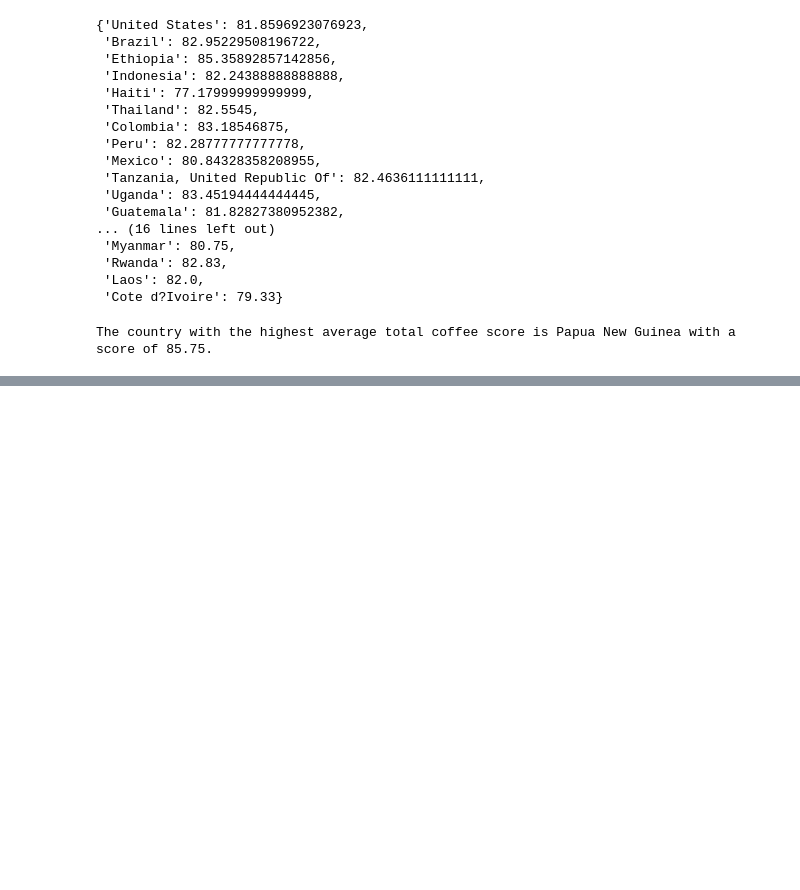
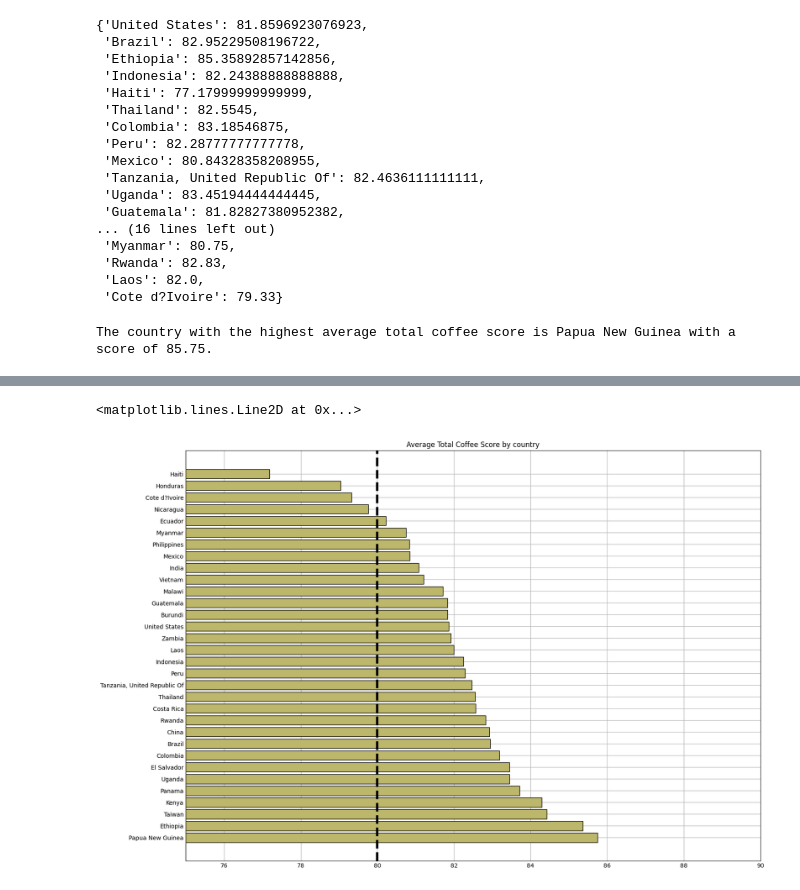
Before and after one commit to TroyH-21/Troy-Heroldt-cs130-project, a Jupyter notebook: analysis.ipynb, the cells around one changed output, grey strips where cells are left out. Cells and saved outputs as stored; diff of their text form; code cells hidden in the pictures; blank space fills up the shorter version.

```diff
--- a/analysis.ipynb
+++ b/analysis.ipynb
@@ -137,0 +156,11 @@ plt.ylim(80, 90) # Limits the y-axis to only display y-values between 80 and 90
+# %%
+# I like the top 10 countries but want to show all of them for better representation
+plt.figure(figsize=(14, 10))
+plt.barh(y=list(top_countries.keys()), width=list(top_countries.values()), color = "darkkhaki", edgecolor='black')
+plt.title('Average Total Coffee Score by country')
+plt.xlim(75,90) # Limits the y-axis to only display y-values between 75 and 100
+
+plt.axvline(x=80, color='black', linestyle='--', linewidth=4) # Adds the speciality line at 80
+# %% [output]
+<matplotlib.lines.Line2D at 0x...>
+[figure, added]
```
Also changed, not shown: parts of 2 cells of this notebook.
